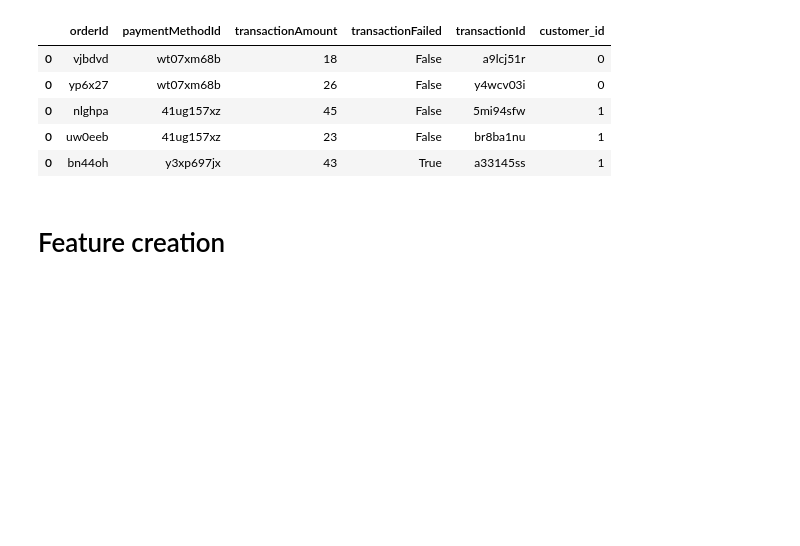
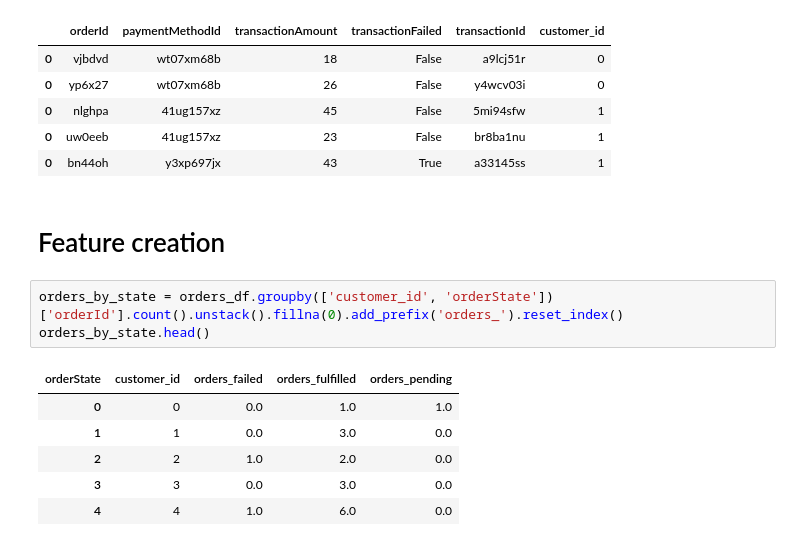
Before and after one commit to azawalich/unravelin-code-test-data-science, a Jupyter notebook: zadanie.ipynb, the cells around one changed output. Drawn from its saved outputs; the diff is of its cells as text; blank space fills up the shorter version.

```diff
--- a/zadanie.ipynb
+++ b/zadanie.ipynb
@@ -73,3 +73,13 @@ transactions_df.head()
 | 0 | bn44oh | y3xp697jx | 43 | True | a33145ss | 1 |
 # %% [markdown]
 # Feature creation
+# %%
+orders_by_state = orders_df.groupby(['customer_id', 'orderState'])['orderId'].count().unstack().fillna(0).add_prefix('orders_').reset_index()
+orders_by_state.head()
+# %% [output]
+| orderState | customer_id | orders_failed | orders_fulfilled | orders_pending |
+| 0 | 0 | 0.0 | 1.0 | 1.0 |
+| 1 | 1 | 0.0 | 3.0 | 0.0 |
+| 2 | 2 | 1.0 | 2.0 | 0.0 |
+| 3 | 3 | 0.0 | 3.0 | 0.0 |
+| 4 | 4 | 1.0 | 6.0 | 0.0 |
```
Also changed, not shown: parts of 10 cells of this notebook.
